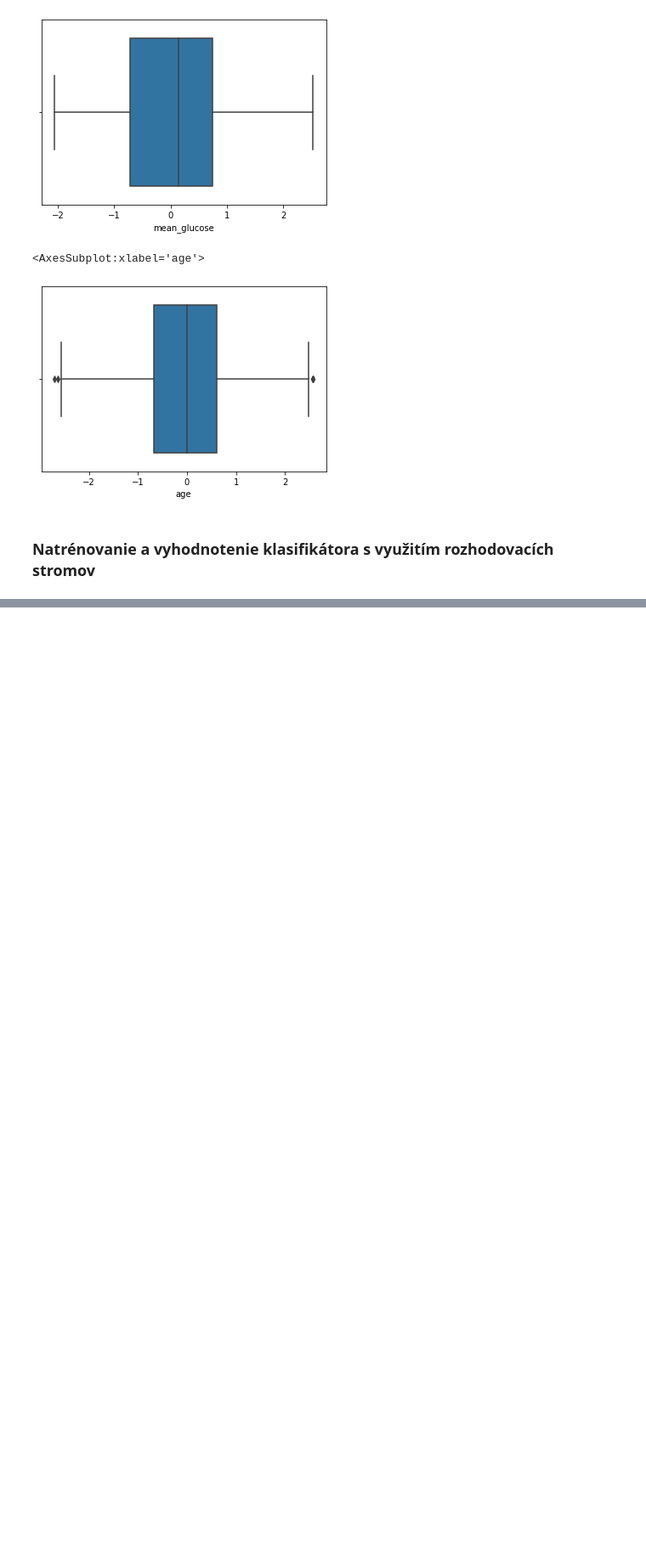
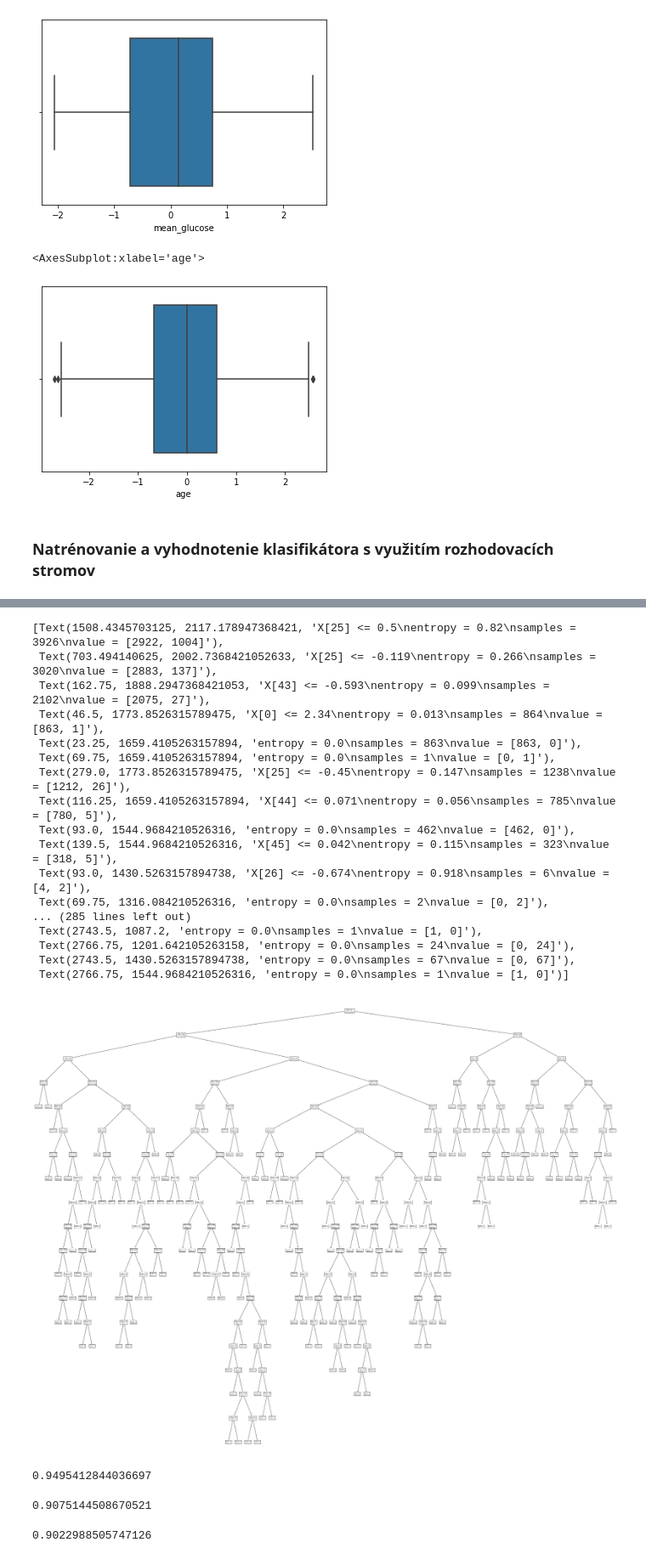
Before and after one commit to martinbudinsky3/diabetes-prediction, a Jupyter notebook: Budinsky_Balekova_Strojove_ucenie.ipynb, the cells around one changed output, grey strips where cells are left out. Shown: that part at 85% size. Saved outputs shown, nothing was run; the diff lists cells and outputs as text; code cells hidden in the pictures; blank space fills up the shorter version.

```diff
--- a/Budinsky_Balekova_Strojove_ucenie.ipynb
+++ b/Budinsky_Balekova_Strojove_ucenie.ipynb
@@ -710,0 +714,39 @@ valid_data_without_cols['Predicted'] = cls.predict(valid_data_without_cols.loc[:
+# %%
+plt.rcParams['figure.figsize'] = 25, 20
+tree.plot_tree(cls)
+# %% [output]
+[Text(1508.4345703125, 2117.178947368421, 'X[25] <= 0.5\nentropy = 0.82\nsamples = 3926\nvalue = [2922, 1004]'),
+ Text(703.494140625, 2002.7368421052633, 'X[25] <= -0.119\nentropy = 0.266\nsamples = 3020\nvalue = [2883, 137]'),
+ Text(162.75, 1888.2947368421053, 'X[43] <= -0.593\nentropy = 0.099\nsamples = 2102\nvalue = [2075, 27]'),
+ Text(46.5, 1773.8526315789475, 'X[0] <= 2.34\nentropy = 0.013\nsamples = 864\nvalue = [863, 1]'),
+ Text(23.25, 1659.4105263157894, 'entropy = 0.0\nsamples = 863\nvalue = [863, 0]'),
+ Text(69.75, 1659.4105263157894, 'entropy = 0.0\nsamples = 1\nvalue = [0, 1]'),
+ Text(279.0, 1773.8526315789475, 'X[25] <= -0.45\nentropy = 0.147\nsamples = 1238\nvalue = [1212, 26]'),
+ Text(116.25, 1659.4105263157894, 'X[44] <= 0.071\nentropy = 0.056\nsamples = 785\nvalue = [780, 5]'),
+ Text(93.0, 1544.9684210526316, 'entropy = 0.0\nsamples = 462\nvalue = [462, 0]'),
+ Text(139.5, 1544.9684210526316, 'X[45] <= 0.042\nentropy = 0.115\nsamples = 323\nvalue = [318, 5]'),
+ Text(93.0, 1430.5263157894738, 'X[26] <= -0.674\nentropy = 0.918\nsamples = 6\nvalue = [4, 2]'),
+ Text(69.75, 1316.084210526316, 'entropy = 0.0\nsamples = 2\nvalue = [0, 2]'),
+... (285 lines left out)
+ Text(2743.5, 1087.2, 'entropy = 0.0\nsamples = 1\nvalue = [1, 0]'),
+ Text(2766.75, 1201.642105263158, 'entropy = 0.0\nsamples = 24\nvalue = [0, 24]'),
+ Text(2743.5, 1430.5263157894738, 'entropy = 0.0\nsamples = 67\nvalue = [0, 67]'),
+ Text(2766.75, 1544.9684210526316, 'entropy = 0.0\nsamples = 1\nvalue = [1, 0]')]
+[figure, added]
+# %%
+from sklearn.metrics import accuracy_score, precision_score, recall_score
+
+# accuracy_score(valid_data['diabetes'], valid_data_without_cols['Predicted'])
+accuracy_score(valid_data['diabetes'], predicted)
+# %% [output]
+0.9495412844036697
+# %%
+# recall_score(valid_data['diabetes'], valid_data_without_cols['Predicted'])
+recall_score(valid_data['diabetes'], predicted)
+# %% [output]
+0.9075144508670521
+# %%
+# precision_score(valid_data['diabetes'], valid_data_without_cols['Predicted'])
+precision_score(valid_data['diabetes'], predicted)
+# %% [output]
+0.9022988505747126
```
Also changed, not shown: parts of 13 cells of this notebook.
